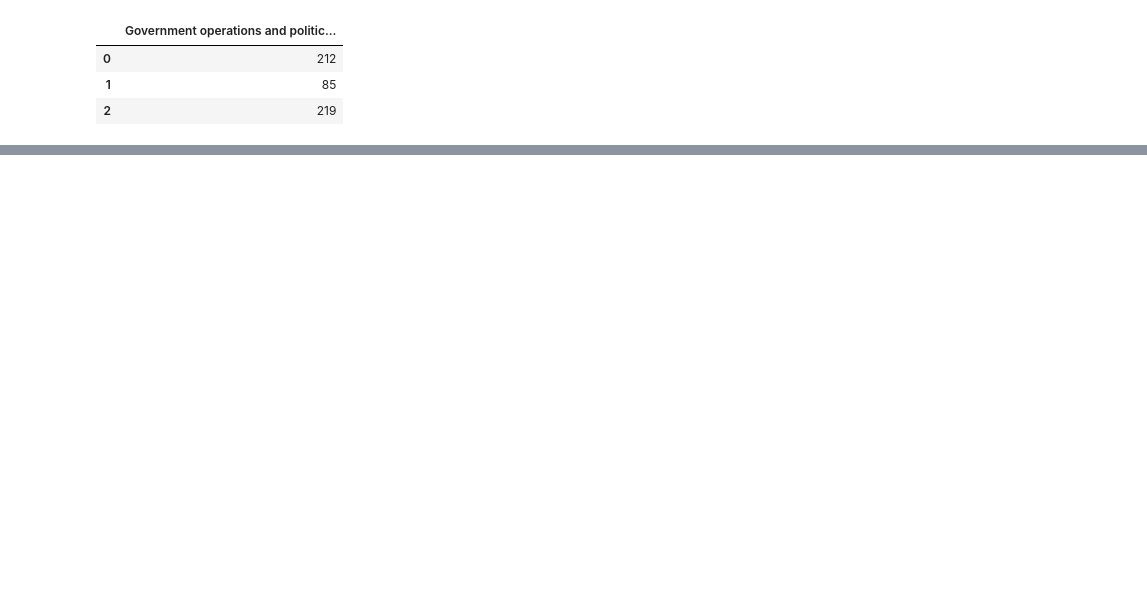
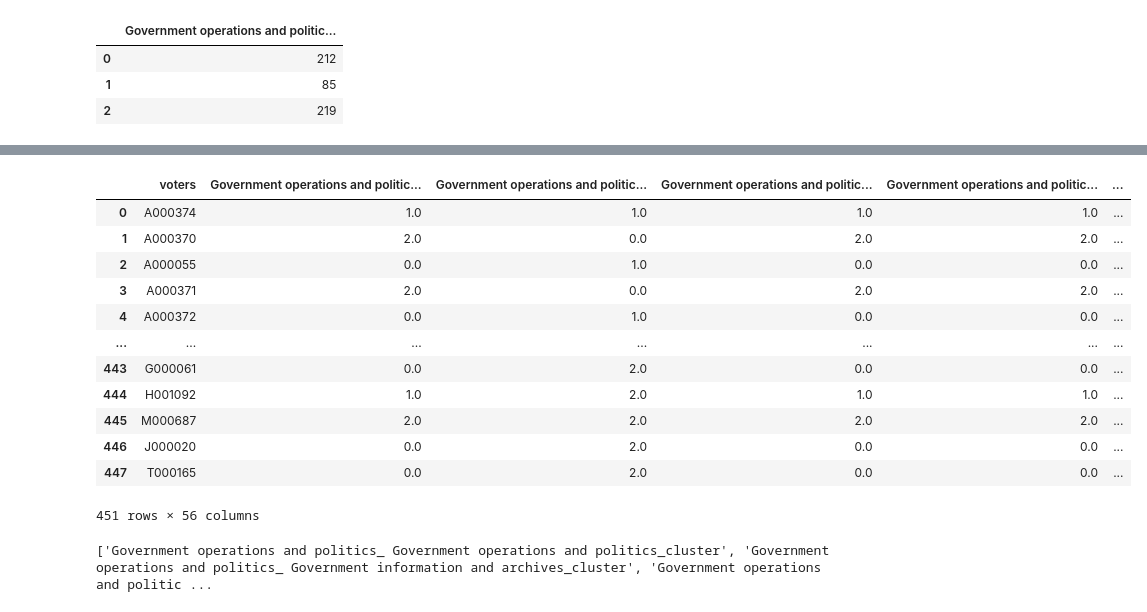
Before and after one commit to yma17/politics-knowledge-graph, a Jupyter notebook: src/community_detection/cluster_size_calculation.ipynb, the cells around one changed output, grey strips where cells are left out. Drawn from its saved outputs; the diff is of its cells as text; code cells hidden in the pictures; blank space fills up the shorter version.

Commit message:
Calculated cluster sizes and polarity, renders on dashboard

```diff
--- a/src/community_detection/cluster_size_calculation.ipynb
+++ b/src/community_detection/cluster_size_calculation.ipynb
@@ -59,0 +85,3 @@ cluster_size_df.to_csv("cluster_sizes.csv")
+# %%
+party_membership_df = pd.read_csv("../../data/kg/member_memberof_party.csv")
+party_membership_df.head()
@@ -59,0 +95,3 @@ cluster_size_df.to_csv("cluster_sizes.csv")
+# %%
+party_membership_df = party_membership_df.join(members_df.set_index('nid'), on='src_nid')
+party_membership_df = party_membership_df.join(parties_df.set_index('nid'), on='tgt_nid', rsuffix="_party", lsuffix="_member")
@@ -59,0 +116,6 @@ cluster_size_df.to_csv("cluster_sizes.csv")
+# %%
+def get_voter_id(vote_str):
+    return vote_str[5:]
+# %%
+cluster_df["voters"] = cluster_df["voters"].apply(get_voter_id)
+cluster_df.head()
@@ -59,0 +130,22 @@ cluster_size_df.to_csv("cluster_sizes.csv")
+# %%
+cluster_w_party_df = cluster_df.join(party_membership_df.set_index('nname_member'), on='voters').dropna()
+cluster_w_party_df
+# %% [output]
+|  | voters | Government operations and politic... | Government operations and politic... | Government operations and politic... | Government operations and politic... | ... |
+| 0 | A000374 | 1.0 | 1.0 | 1.0 | 1.0 | ... |
+| 1 | A000370 | 2.0 | 0.0 | 2.0 | 2.0 | ... |
+| 2 | A000055 | 0.0 | 1.0 | 0.0 | 0.0 | ... |
+| 3 | A000371 | 2.0 | 0.0 | 2.0 | 2.0 | ... |
+| 4 | A000372 | 0.0 | 1.0 | 0.0 | 0.0 | ... |
+| ... | ... | ... | ... | ... | ... | ... |
+| 443 | G000061 | 0.0 | 2.0 | 0.0 | 0.0 | ... |
+| 444 | H001092 | 1.0 | 2.0 | 1.0 | 1.0 | ... |
+| 445 | M000687 | 2.0 | 2.0 | 2.0 | 2.0 | ... |
+| 446 | J000020 | 0.0 | 2.0 | 0.0 | 0.0 | ... |
+| 447 | T000165 | 0.0 | 2.0 | 0.0 | 0.0 | ... |
+451 rows × 56 columns
+# %%
+party_colors = ["#092573", "#250973", "#500973", "#730950", "#8f0303"]
+subject_topic_names = list(cluster_df.columns[1:])
+# %% [output]
+['Government operations and politics_ Government operations and politics_cluster', 'Government operations and politics_ Government information and archives_cluster', 'Government operations and politic ...
```
Also changed, not shown: parts of 16 cells of this notebook, 1 other file.
